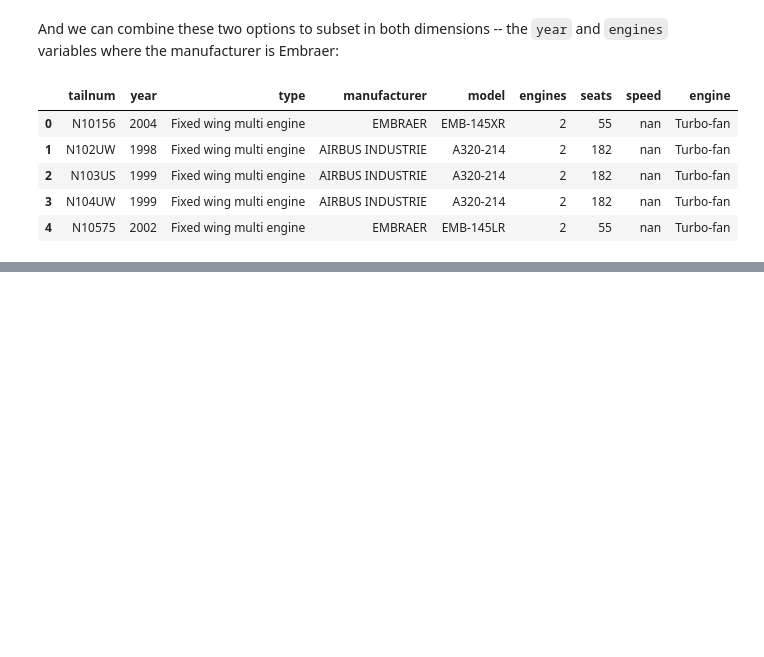
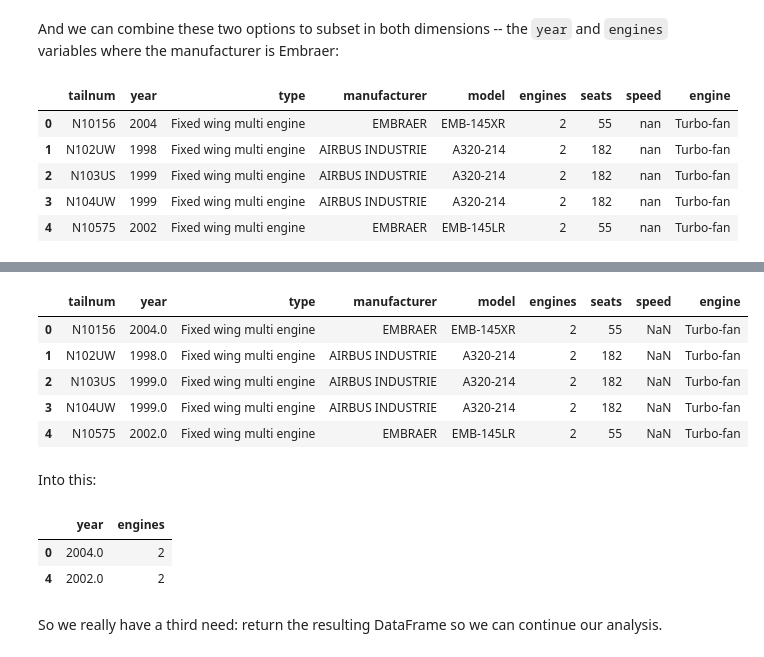
Before and after one commit to uc-python/intro-python-datasci, a Jupyter notebook: notebooks/subsetting_and_filtering.ipynb, the cells around one changed output, grey strips where cells are left out. Drawn from its saved outputs; the diff is of its cells as text; code cells hidden in the pictures; blank space fills up the shorter version.

```diff
--- a/notebooks/subsetting_and_filtering.ipynb
+++ b/notebooks/subsetting_and_filtering.ipynb
@@ -74,0 +86,19 @@ planes_df.head().style.apply(lambda x: ['background: teal' if i in [0, 4] and (x
+# %%
+planes_df.head()
+# %% [output]
+|  | tailnum | year | type | manufacturer | model | engines | seats | speed | engine |
+| 0 | N10156 | 2004.0 | Fixed wing multi engine | EMBRAER | EMB-145XR | 2 | 55 | NaN | Turbo-fan |
+| 1 | N102UW | 1998.0 | Fixed wing multi engine | AIRBUS INDUSTRIE | A320-214 | 2 | 182 | NaN | Turbo-fan |
+| 2 | N103US | 1999.0 | Fixed wing multi engine | AIRBUS INDUSTRIE | A320-214 | 2 | 182 | NaN | Turbo-fan |
+| 3 | N104UW | 1999.0 | Fixed wing multi engine | AIRBUS INDUSTRIE | A320-214 | 2 | 182 | NaN | Turbo-fan |
+| 4 | N10575 | 2002.0 | Fixed wing multi engine | EMBRAER | EMB-145LR | 2 | 55 | NaN | Turbo-fan |
+# %% [markdown]
+Into this:
+# %%
+planes_df.head()[planes_df.head()['manufacturer'] == 'EMBRAER'][['year', 'engines']]
+# %% [output]
+|  | year | engines |
+| 0 | 2004.0 | 2 |
+| 4 | 2002.0 | 2 |
+# %% [markdown]
+So we really have a third need: return the resulting DataFrame so we can continue our analysis.
```
Also changed, not shown: parts of 46 cells of this notebook, 1 other file.
